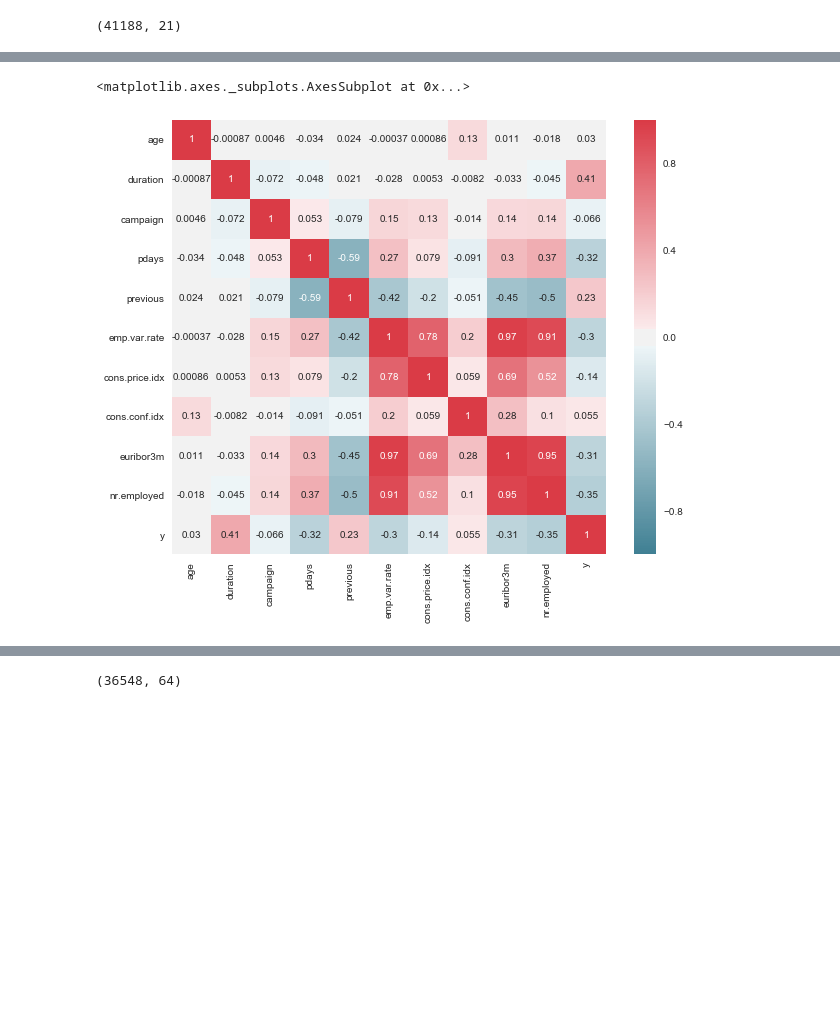
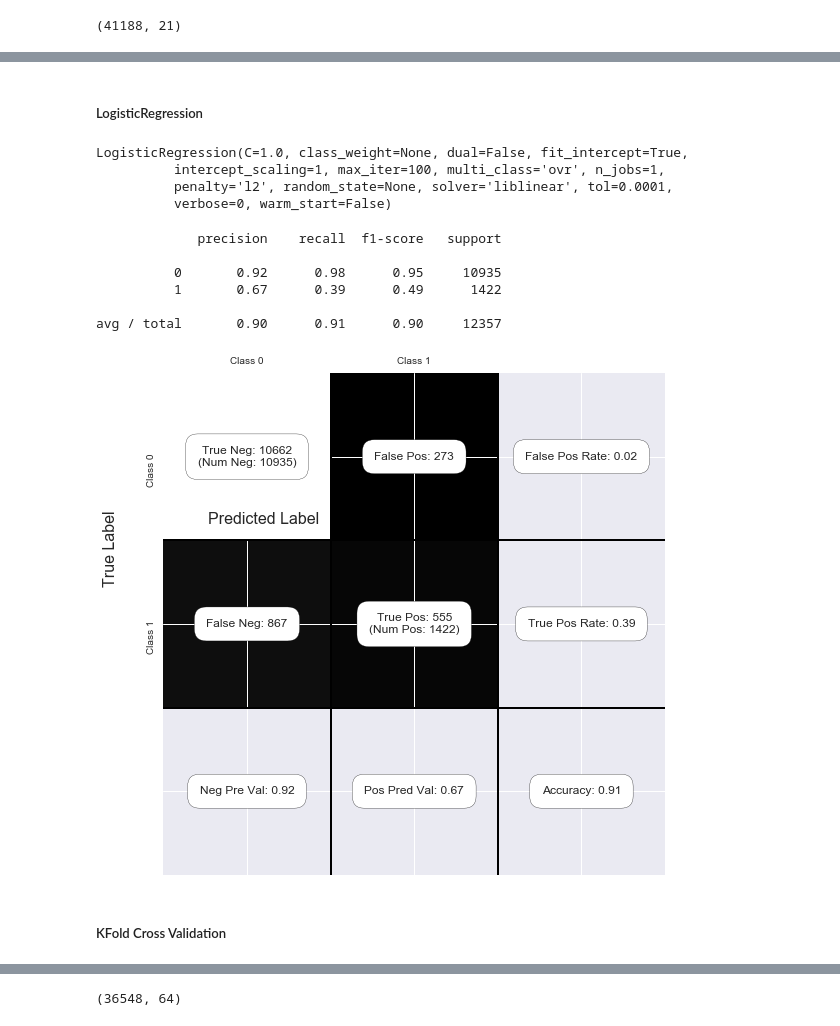
Before and after one commit to agupta98/Machine-Learning, a Jupyter notebook: bank-additional/DataAnlysis.ipynb, the cells around one changed output, grey strips where cells are left out. Drawn from its saved outputs; the diff is of its cells as text; code cells hidden in the pictures; blank space fills up the shorter version.

Commit message:
Data Story

```diff
--- a/bank-additional/DataAnlysis.ipynb
+++ b/bank-additional/DataAnlysis.ipynb
@@ -105,2 +59,0 @@ dict_response_percentage
-# %%
-sns.set_style('whitegrid')
@@ -162,8 +59,0 @@ data['age'].corr(data['duration'])
-# %%
-f, ax = plt.subplots(figsize=(10, 8))
-corr = data.corr()
-sns.heatmap(corr, mask=np.zeros_like(corr, dtype=np.bool), cmap=sns.diverging_palette(220, 10, as_cmap=True),
-            square=True, ax=ax,annot=True)
-# %% [output]
-<matplotlib.axes._subplots.AxesSubplot at 0x...>
-[figure, removed]
@@ -172,0 +171,40 @@ data=pd.get_dummies(data=data,columns=['job','education','default','housing','lo
+# %% [markdown]
+##### LogisticRegression
+# %%
+X_train, X_test, y_train, y_test = train_test_split(X, y, test_size=0.3,random_state=10)
+clf = LogisticRegression()
+clf.fit(X_train, y_train)
+# %% [output]
+LogisticRegression(C=1.0, class_weight=None, dual=False, fit_intercept=True,
+          intercept_scaling=1, max_iter=100, multi_class='ovr', n_jobs=1,
+          penalty='l2', random_state=None, solver='liblinear', tol=0.0001,
+          verbose=0, warm_start=False)
+# %%
+C = confusion_matrix(y_train,clf.predict(X_train))
+training_Accuracy_score = ((C[0,0]+C[1,1])/(C[0,0]+C[0,1]+C[1,0]+C[1,1]))
+training_Senstivity =  C[1,1]/(C[1,0]+C[1,1])
+training_Specifity = C[0,0]/(C[0,1]+C[0,0])
+# %%
+C = confusion_matrix(y_test,clf.predict(X_test))
+testing_Accuracy_score = ((C[0,0]+C[1,1])/(C[0,0]+C[0,1]+C[1,0]+C[1,1]))
+testing_Senstivity =  C[1,1]/(C[1,0]+C[1,1])
+testing_Specifity = C[0,0]/(C[0,1]+C[0,0])
+final_dict=[{'Model':'LR','Train_A_S':training_Accuracy_score
+    ,'Train_TPR':training_Senstivity,
+    'Train_TNR':training_Specifity,
+    'Test_A_S':testing_Accuracy_score,
+    'Test_TPR':testing_Senstivity,
+    'Test_TNR':testing_Specifity}]
+print(classification_report(y_test,clf.predict(X_test)))
+show_confusion_matrix(C, ['Class 0', 'Class 1'])
+#final_dict
+# %% [output]
+             precision    recall  f1-score   support
+
+          0       0.92      0.98      0.95     10935
+          1       0.67      0.39      0.49      1422
+
+avg / total       0.90      0.91      0.90     12357
+[figure, added]
+# %% [markdown]
+##### KFold Cross Validation
```
Also changed, not shown: parts of 139 cells of this notebook, 28 other files.
